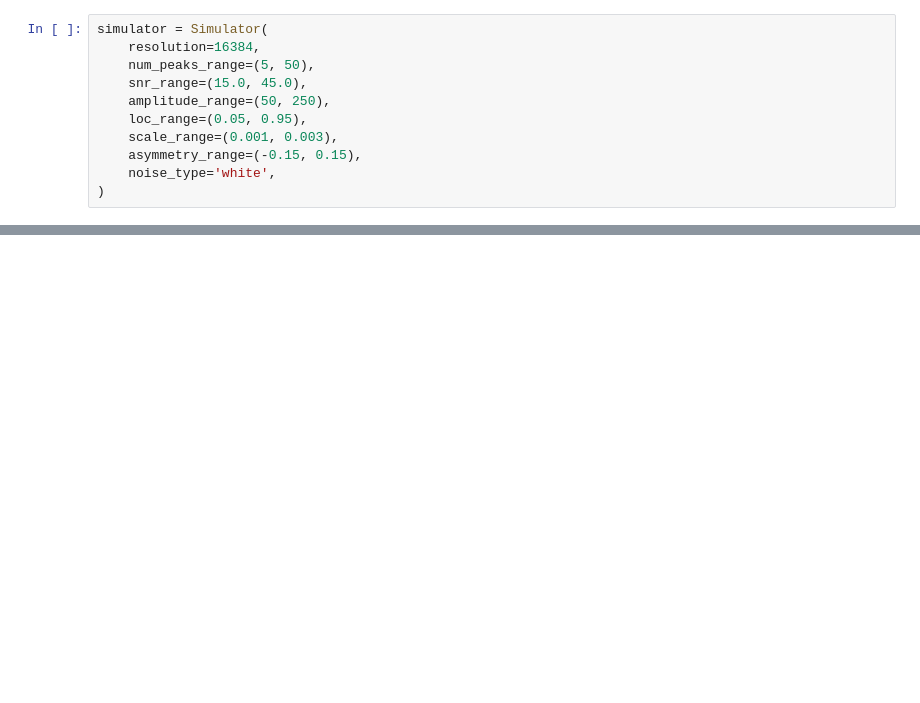
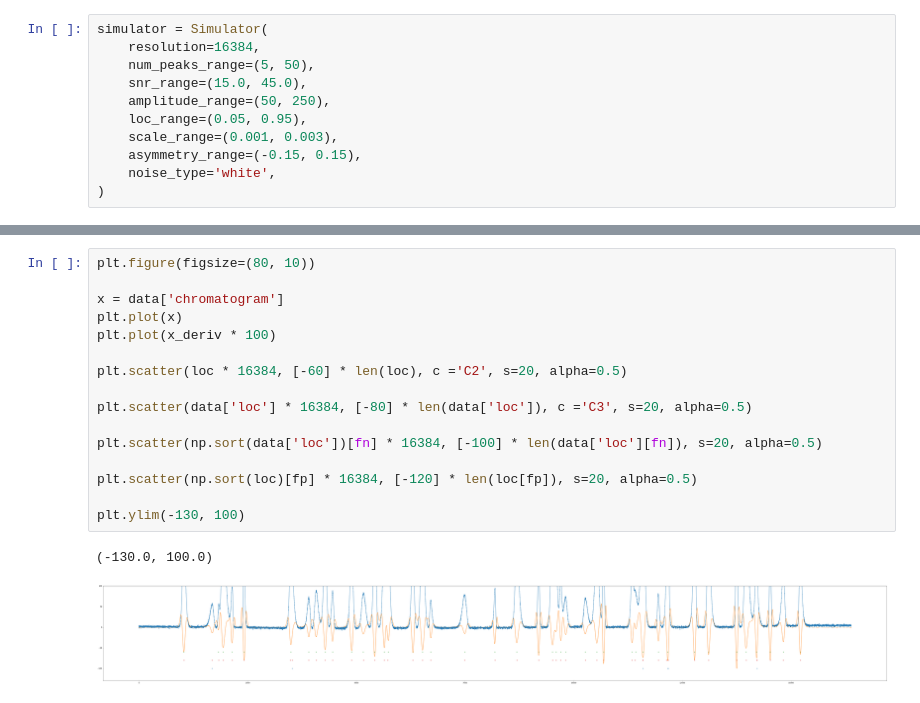
Before and after one commit to akensert/deep-learning-peak-detection, a Jupyter notebook: notebooks/SavGol-experimental-scipy.ipynb, the cells around one changed output, grey strips where cells are left out. Drawn from its saved outputs; the diff is of its cells as text; blank space fills up the shorter version.

```diff
--- a/notebooks/SavGol-experimental-scipy.ipynb
+++ b/notebooks/SavGol-experimental-scipy.ipynb
@@ -69,0 +81,19 @@ plt.legend(fontsize=16, frameon=False);
+# %%
+plt.figure(figsize=(80, 10))
+
+x = data['chromatogram']
+plt.plot(x)
+plt.plot(x_deriv * 100)
+
+plt.scatter(loc * 16384, [-60] * len(loc), c ='C2', s=20, alpha=0.5)
+
+plt.scatter(data['loc'] * 16384, [-80] * len(data['loc']), c ='C3', s=20, alpha=0.5)
+
+plt.scatter(np.sort(data['loc'])[fn] * 16384, [-100] * len(data['loc'][fn]), s=20, alpha=0.5)
+
+plt.scatter(np.sort(loc)[fp] * 16384, [-120] * len(loc[fp]), s=20, alpha=0.5)
+
+plt.ylim(-130, 100)
+# %% [output]
+(-130.0, 100.0)
+[figure, added]
```
Also changed, not shown: parts of 4 cells of this notebook, 1 other file.
